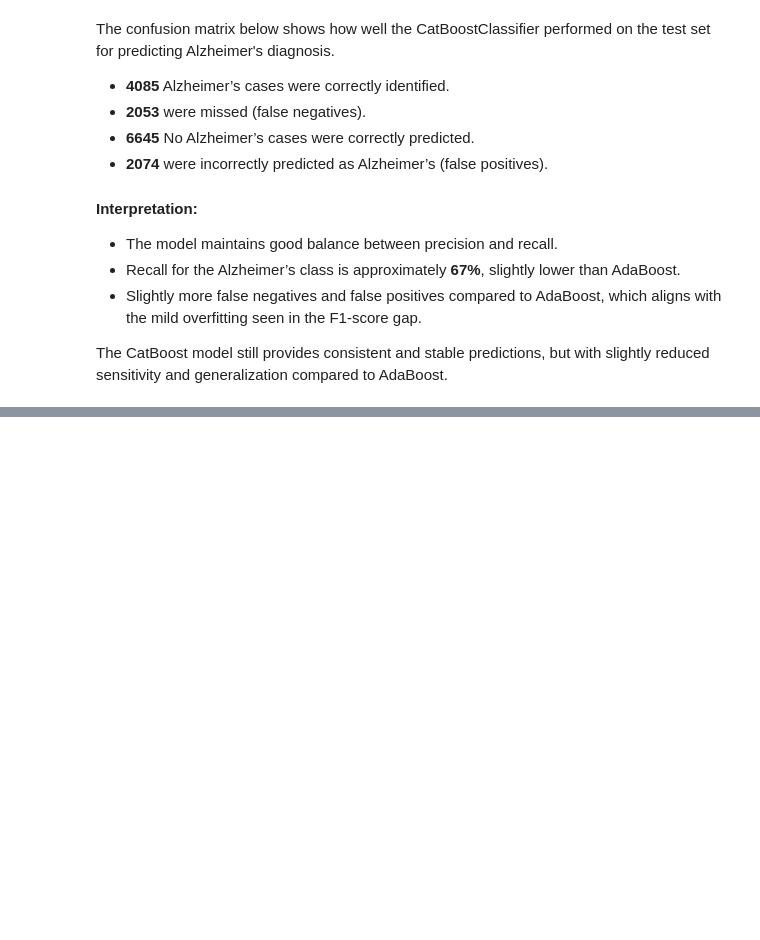
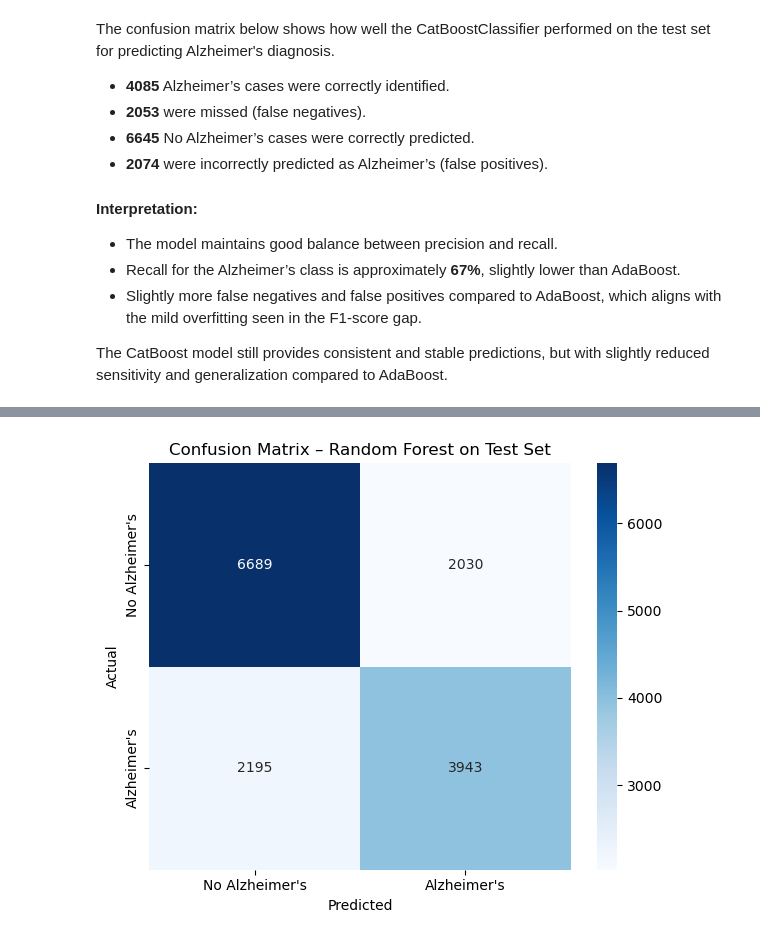
Before and after one commit to ileontios03/EPL448_Project, a Jupyter notebook: approach_A.ipynb, the cells around one changed output, grey strips where cells are left out. Saved outputs shown, nothing was run; the diff lists cells and outputs as text; code cells hidden in the pictures; blank space fills up the shorter version.

```diff
--- a/approach_A.ipynb
+++ b/approach_A.ipynb
@@ -541,3 +541,24 @@ The confusion matrix below shows how well the CatBoostClassifier performed on th
 - Slightly more false negatives and false positives compared to AdaBoost, which aligns with the mild overfitting seen in the F1-score gap.
 
 The CatBoost model still provides consistent and stable predictions, but with slightly reduced sensitivity and generalization compared to AdaBoost.
+# %%
+# Train Random Forest
+rf_model = RandomForestClassifier(random_state=42)
+rf_model.fit(X_train_V2, y_train)
+
+# Predictions
+rf_preds = rf_model.predict(X_test_V2)
+rf_train_preds = rf_model.predict(X_train_V2)
+
+# Evaluation function with training/testing F1
+def evaluate_model(name, y_true_test, y_pred_test, y_true_train, y_pred_train):
+    print(f"\n===== {name} Evaluation =====")
+    print("Accuracy:", accuracy_score(y_true_test, y_pred_test))
+    print("Weighted F1 Score:", f1_score(y_true_test, y_pred_test, average='weighted'))
+    print("F1 score on training dataset:", f1_score(y_true_train, y_pred_train, average='weighted'))
+    print("F1 score on testing  dataset:", f1_score(y_true_test, y_pred_test, average='weighted'))
+    print("\nClassification Report:")
+    print(classification_report(y_true_test, y_pred_test))
+
+# Run evaluation
+evaluate_model("Random Forest", y_test, rf_preds, y_train, rf_train_preds)
@@ -543,0 +597,18 @@ The CatBoost model still provides consistent and stable predictions, but with sl
+# %%
+# Generate predictions
+rf_preds = rf_model.predict(X_test_V2)
+
+# Compute confusion matrix
+cm = confusion_matrix(y_test, rf_preds)
+labels = ['No Alzheimer\'s', 'Alzheimer\'s']
+
+# Plot heatmap
+plt.figure(figsize=(6, 5))
+sns.heatmap(cm, annot=True, fmt='d', cmap='Blues', xticklabels=labels, yticklabels=labels)
+plt.xlabel('Predicted')
+plt.ylabel('Actual')
+plt.title('Confusion Matrix – Random Forest on Test Set')
+plt.tight_layout()
+plt.show()
+# %% [output]
+[figure, added]
```
Also changed, not shown: parts of 7 cells of this notebook.
